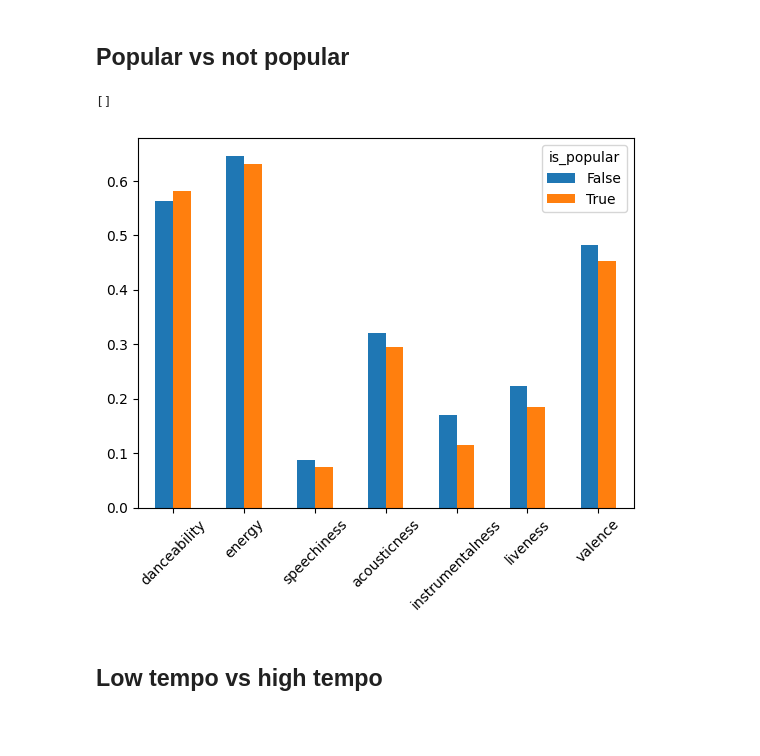
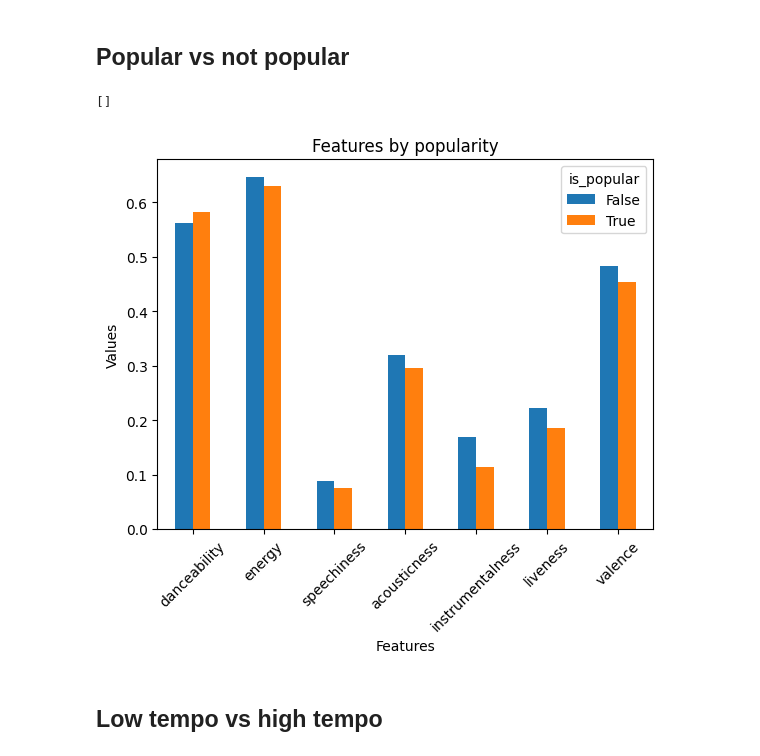
Before and after one commit to PedroBettencourt/DA_spotify, a Jupyter notebook: analysis.ipynb, the cells around one changed output. Cells and saved outputs as stored; diff of their text form; code cells hidden in the pictures; blank space fills up the shorter version.

```diff
--- a/analysis.ipynb
+++ b/analysis.ipynb
@@ -141,10 +131,13 @@ mean_values = df.groupby('is_popular')[features].mean().T
 # %%
 mean_values.plot(kind='bar')
 plt.xticks(rotation=45)
+plt.title("Features by popularity")
+plt.xlabel("Features")
+plt.ylabel("Values")
 plt.plot()
 # %% [output]
 []
-[figure, old version]
+[figure, new version]
 # %% [markdown]
 ## Low tempo vs high tempo
 # %%
```
Also changed, not shown: parts of 8 cells of this notebook.
